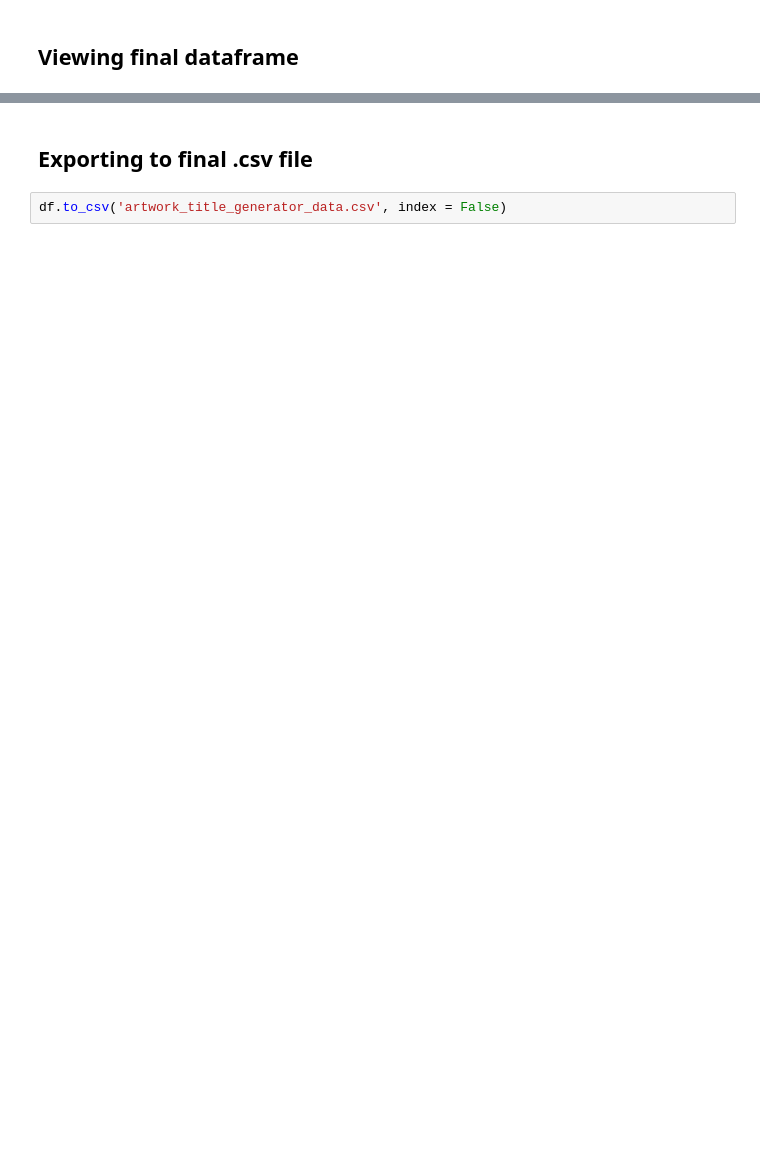
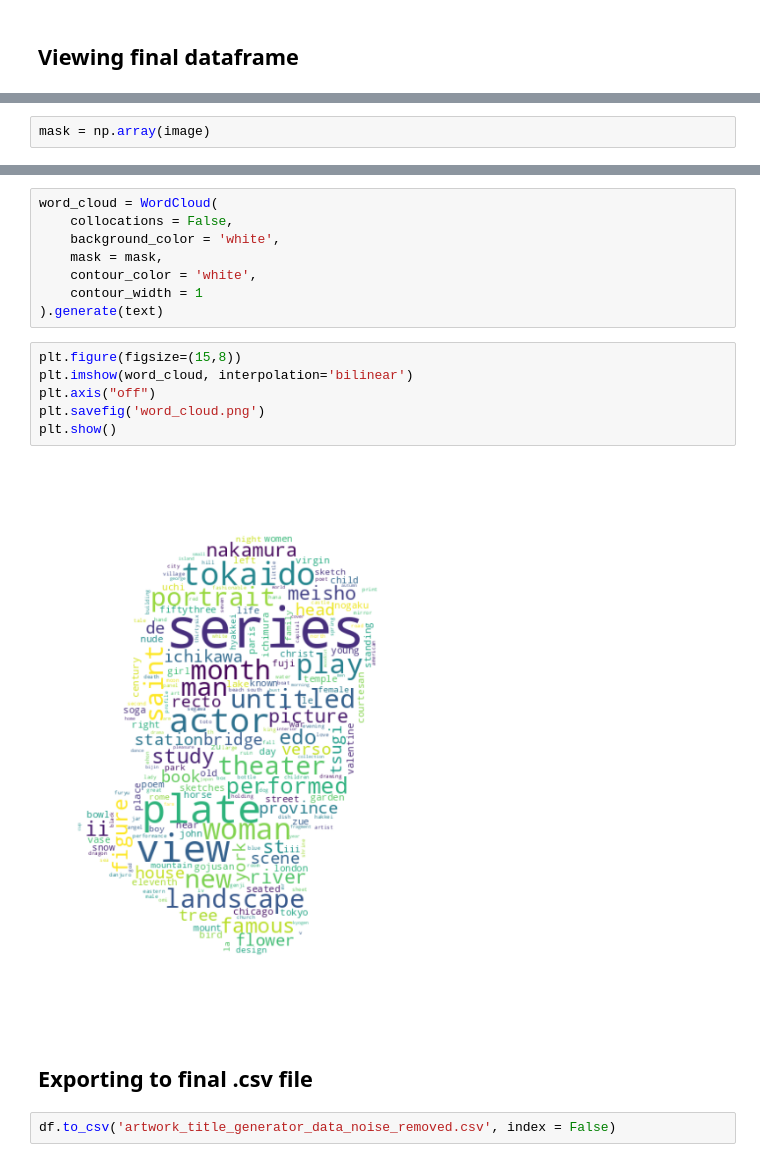
Before and after one commit to Neloy-Barman/Artwork-Description-Generator, a Jupyter notebook: Data Cleaning - artwork title generation.ipynb, the cells around one changed output, grey strips where cells are left out. Cells and saved outputs as stored; diff of their text form; blank space fills up the shorter version.

```diff
--- a/Data Cleaning - artwork title generation.ipynb
+++ b/Data Cleaning - artwork title generation.ipynb
@@ -329,0 +622,2 @@ df.head()
+# %%
+mask = np.array(image)
@@ -330,4 +628,20 @@ df.head()
+# %%
+word_cloud = WordCloud(
+    collocations = False,
+    background_color = 'white',
+    mask = mask,
+    contour_color = 'white',
+    contour_width = 1
+).generate(text)
+# %%
+plt.figure(figsize=(15,8))
+plt.imshow(word_cloud, interpolation='bilinear')
+plt.axis("off")
+plt.savefig('word_cloud.png')
+plt.show()
+# %% [output]
+[figure, added]
 # %% [markdown]
 ## **Exporting to final .csv file**
 # %%
-df.to_csv('artwork_title_generator_data.csv', index = False)
+df.to_csv('artwork_title_generator_data_noise_removed.csv', index = False)
```
Also changed, not shown: parts of 50 cells of this notebook.
